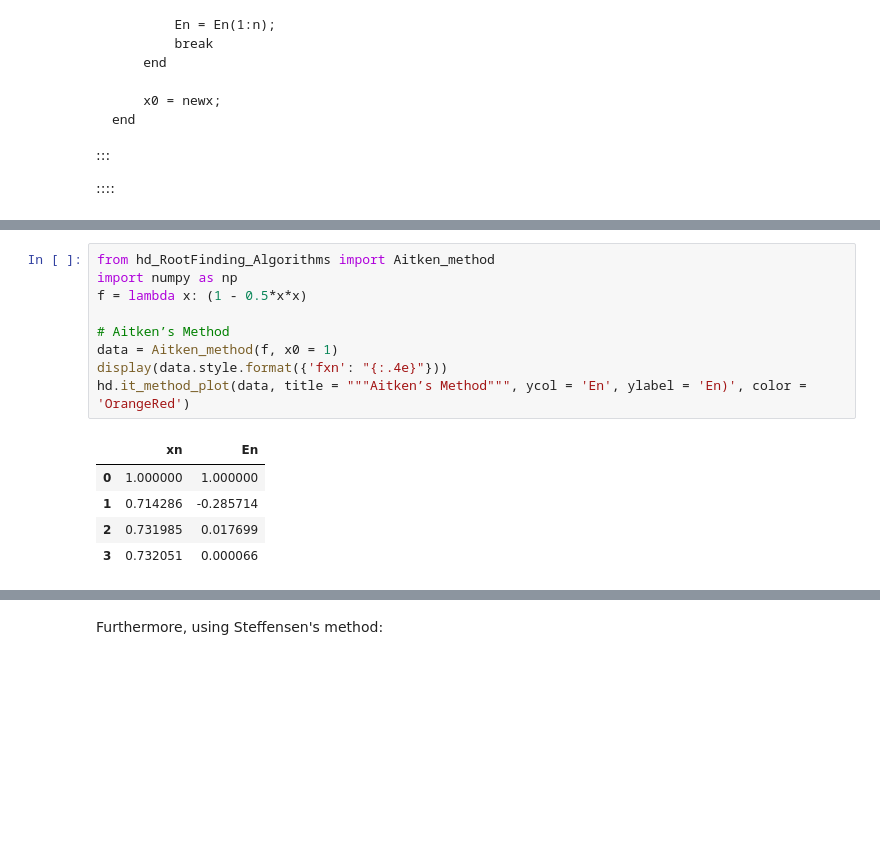
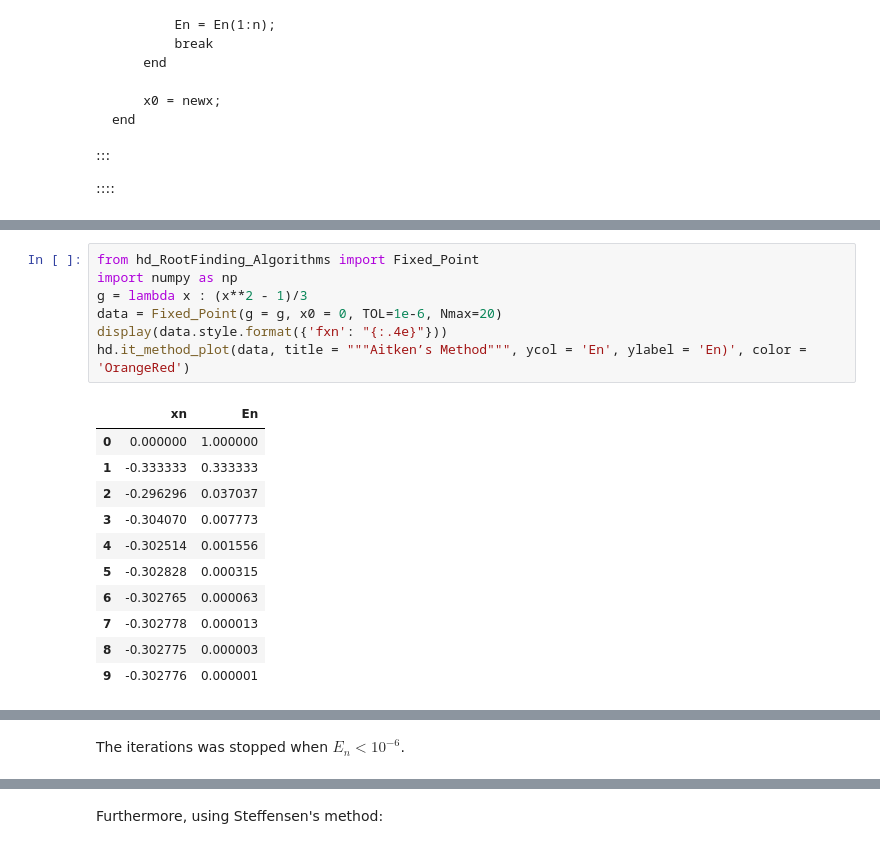
Before and after one commit to HatefDastour/hatefdastour.github.io, a Jupyter notebook: _notes/Numerical_Analysis/_sources/chapter_02/ConvergenceAcceleration.ipynb, the cells around one changed output, grey strips where cells are left out. Drawn from its saved outputs; the diff is of its cells as text; blank space fills up the shorter version.

```diff
--- a/_notes/Numerical_Analysis/_sources/chapter_02/ConvergenceAcceleration.ipynb
+++ b/_notes/Numerical_Analysis/_sources/chapter_02/ConvergenceAcceleration.ipynb
@@ -170,18 +218,24 @@ Loading BokehJS ...
 # %%
-from hd_RootFinding_Algorithms import Aitken_method
+from hd_RootFinding_Algorithms import Fixed_Point
 import numpy as np
-f = lambda x: (1 - 0.5*x*x)
-
-# Aitken’s Method
-data = Aitken_method(f, x0 = 1)
+g = lambda x : (x**2 - 1)/3
+data = Fixed_Point(g = g, x0 = 0, TOL=1e-6, Nmax=20)
 display(data.style.format({'fxn': "{:.4e}"}))
 hd.it_method_plot(data, title = """Aitken’s Method""", ycol = 'En', ylabel = 'En)', color = 'OrangeRed')
 # %% [output]
 |  | xn | En |
-| 0 | 1.000000 | 1.000000 |
-| 1 | 0.714286 | -0.285714 |
-| 2 | 0.731985 | 0.017699 |
-| 3 | 0.732051 | 0.000066 |
+| 0 | 0.000000 | 1.000000 |
+| 1 | -0.333333 | 0.333333 |
+| 2 | -0.296296 | 0.037037 |
+| 3 | -0.304070 | 0.007773 |
+| 4 | -0.302514 | 0.001556 |
+| 5 | -0.302828 | 0.000315 |
+| 6 | -0.302765 | 0.000063 |
+| 7 | -0.302778 | 0.000013 |
+| 8 | -0.302775 | 0.000003 |
+| 9 | -0.302776 | 0.000001 |
 [interactive output not drawn]
 [interactive output not drawn]
+# %% [markdown]
+The iterations was stopped when $E_n < 10^{-6}$.
 # %% [markdown]
```
Also changed, not shown: parts of 11 cells of this notebook, 19 other files.
